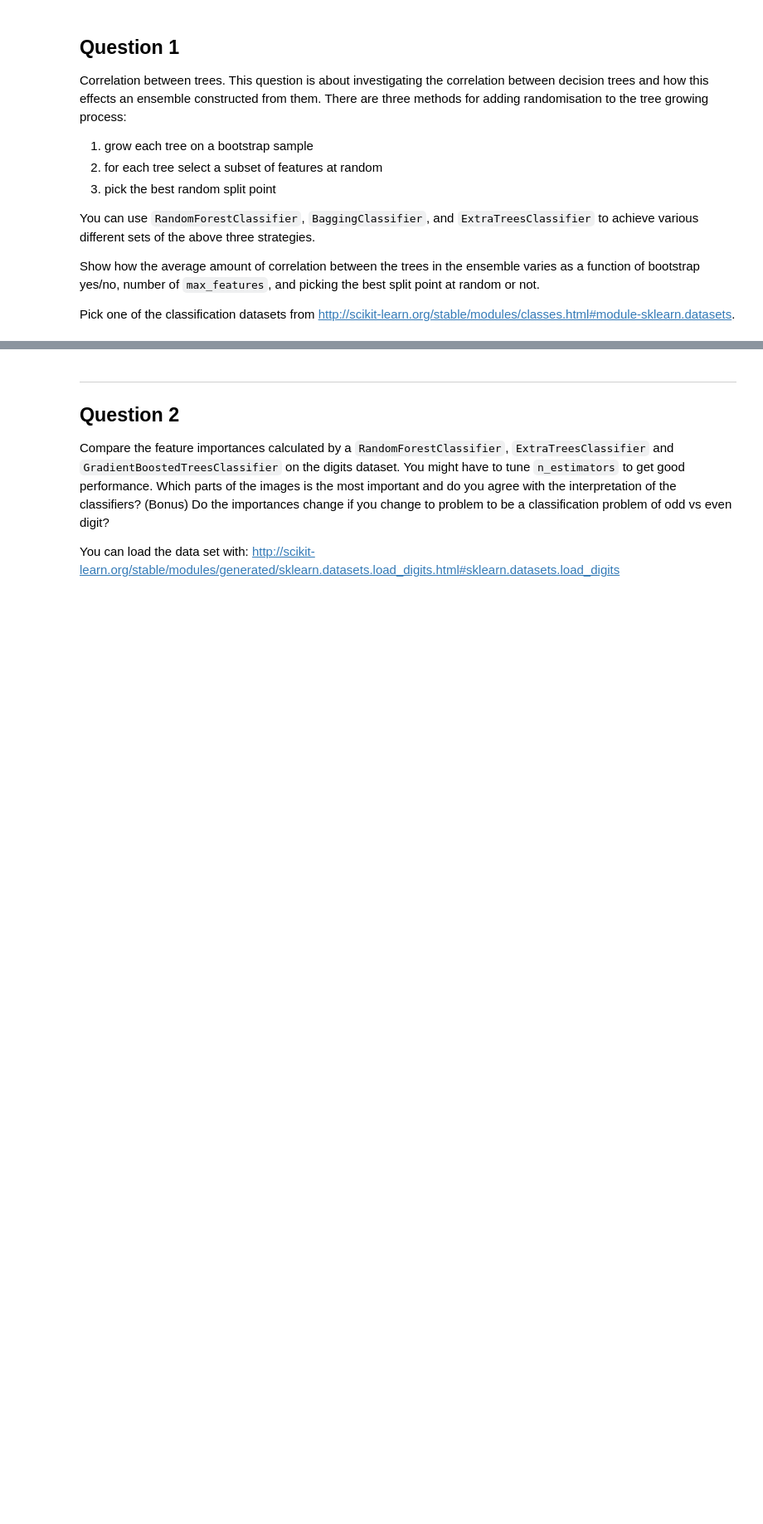
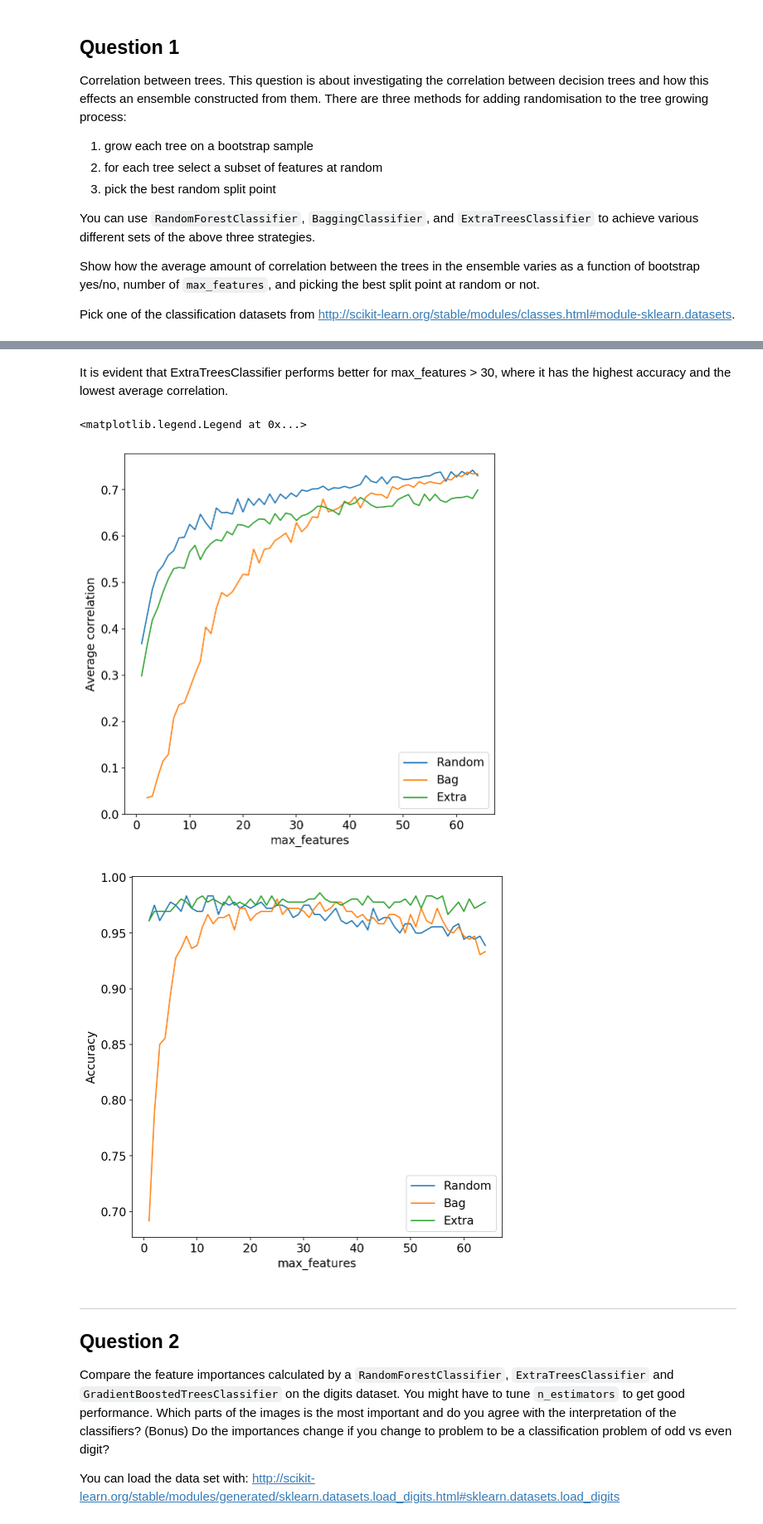
Before and after one commit to cemalper2/advanced_computing, a Jupyter notebook: 02-trees/exercise.ipynb, the cells around one changed output, grey strips where cells are left out. Shown at 83% size. Drawn from its saved outputs; the diff is of its cells as text; code cells hidden in the pictures; blank space fills up the shorter version.

```diff
--- a/02-trees/exercise.ipynb
+++ b/02-trees/exercise.ipynb
@@ -88,0 +57,17 @@ ValueError: Number of features of the model must match the input. Model n_featur
+# %%
+X,y = load_digits(return_X_y=True)
+#X,y = load_iris(return_X_y=True)
+X_train, X_test, y_train, y_test = train_test_split(X, y, test_size=0.2, random_state=42)
+clf = RandomForestClassifier(bootstrap = True, n_estimators=40).fit(X_train,y_train)
+clf2 = RandomForestClassifier(bootstrap = False, n_estimators=40).fit(X_train,y_train)
+#print(clf.estimators_[0])
+clf3 = BaggingClassifier(bootstrap=True, n_estimators=40).fit(X_train,y_train)
+clf4 = BaggingClassifier(bootstrap=False, n_estimators=40).fit(X_train,y_train)
+clf5 = ExtraTreesClassifier(bootstrap=True, n_estimators=40).fit(X_train,y_train)
+clf6 = ExtraTreesClassifier(bootstrap=False, n_estimators=40).fit(X_train,y_train)
+print('For Random Forests, Average Correlation with bootstrap is %f' % get_correlation(clf,X_test))
+print('For Random Forests, Average Correlation without bootstrap is %f' % get_correlation(clf2,X_test))
+print('For Bagging Forests, Average Correlation with bootstrap is %f' % get_correlation(clf3,X_test))
+print('For Bagging Forests, Average Correlation without bootstrap is %f' % get_correlation(clf4,X_test))
+print('For Extra Forests, Average Correlation with bootstrap is %f' % get_correlation(clf5,X_test))
+print('For Extra Forests, Average Correlation without bootstrap is %f' % get_correlation(clf6,X_test))
@@ -89,3 +81,34 @@ ValueError: Number of features of the model must match the input. Model n_featur
+# %%
+#I could have also used  GridsearchCV for finding the best parameters
+random_forest_list = [RandomForestClassifier(bootstrap=True, n_estimators=40,max_features=x).fit(X_train,y_train) for x in range(1,65)]
+bag_forest_list = [BaggingClassifier(bootstrap=True,n_estimators=40,max_features=x).fit(X_train,y_train) for x in range(1,65)]
+extra_forest_list = [ExtraTreesClassifier(bootstrap=True, n_estimators=40,max_features=x).fit(X_train,y_train) for x in range(1,65)]
+random_avg_corr_list_max_features = [get_correlation(x,X_test) for x in random_forest_list]
+bag_avg_corr_list_max_features = [get_correlation(x,X_test) for x in bag_forest_list]
+extra_avg_corr_list_max_features = [get_correlation(x,X_test) for x in extra_forest_list]
+random_score_list_max_features = [x.score(X_test,y_test) for x in random_forest_list]
+bag_score_list_max_features = [x.score(X_test,y_test) for x in bag_forest_list]
+extra_score_list_max_features = [x.score(X_test,y_test) for x in extra_forest_list]
+# %% [markdown]
+It is evident that ExtraTreesClassifier performs better for max_features > 30, where it has the highest accuracy and the lowest average correlation.
+# %%
+plt.plot(range(1,65), random_avg_corr_list_max_features)
+plt.plot(range(1,65), bag_avg_corr_list_max_features)
+plt.plot(range(1,65), extra_avg_corr_list_max_features)
+plt.xlabel('max_features')
+plt.ylabel('Average correlation')
+plt.legend(['Random','Bag','Extra'])
+plt.figure()
+plt.plot(range(1,65), random_score_list_max_features)
+plt.plot(range(1,65), bag_score_list_max_features)
+plt.plot(range(1,65), extra_score_list_max_features)
+plt.xlabel('max_features')
+plt.ylabel('Accuracy')
+plt.legend(['Random','Bag','Extra'])
+# %% [output]
+<matplotlib.legend.Legend at 0x...>
+[figure, added]
+[figure, added]
 # %% [markdown]
 ---
 
```
Also changed, not shown: parts of 19 cells of this notebook.
